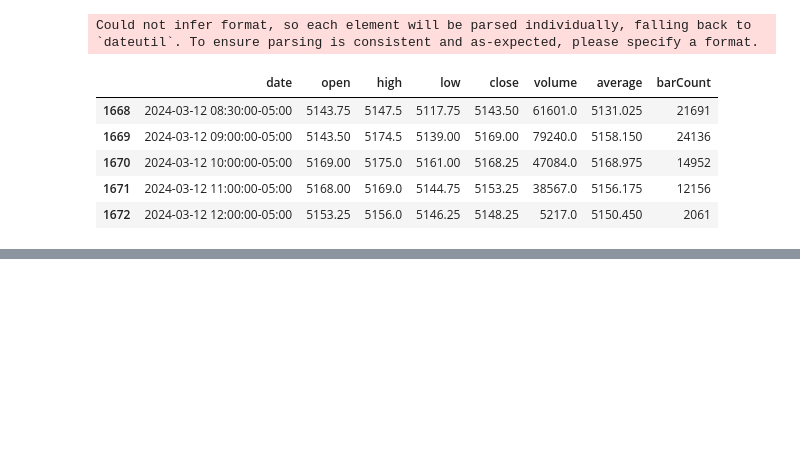
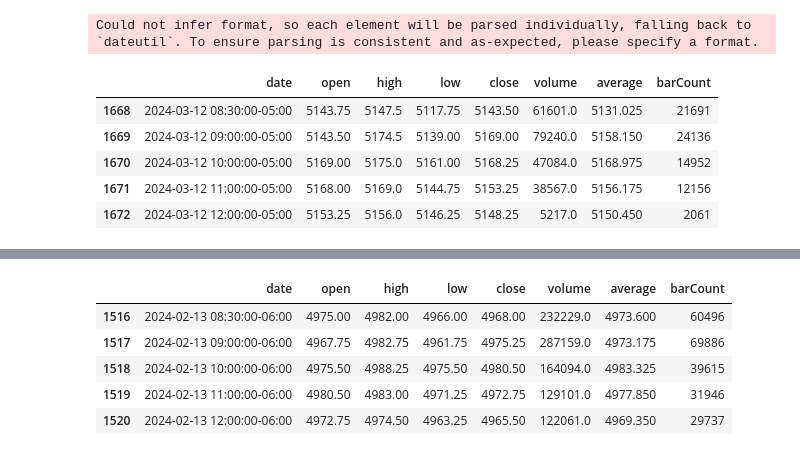
Before and after one commit to mahdouch9165/CS523, a Jupyter notebook: common_task/es_trader.ipynb, the cells around one changed output, grey strips where cells are left out. Cells and saved outputs as stored; diff of their text form; code cells hidden in the pictures; blank space fills up the shorter version.

```diff
--- a/common_task/es_trader.ipynb
+++ b/common_task/es_trader.ipynb
@@ -127,0 +147,11 @@ Peer closed connection.
+# %%
+earliest_date = earliest_date.tz_localize('US/Central')
+cropped_df = df[df['date'] > earliest_date]
+cropped_df.head()
+# %% [output]
+|  | date | open | high | low | close | volume | average | barCount |
+| 1516 | 2024-02-13 08:30:00-06:00 | 4975.00 | 4982.00 | 4966.00 | 4968.00 | 232229.0 | 4973.600 | 60496 |
+| 1517 | 2024-02-13 09:00:00-06:00 | 4967.75 | 4982.75 | 4961.75 | 4975.25 | 287159.0 | 4973.175 | 69886 |
+| 1518 | 2024-02-13 10:00:00-06:00 | 4975.50 | 4988.25 | 4975.50 | 4980.50 | 164094.0 | 4983.325 | 39615 |
+| 1519 | 2024-02-13 11:00:00-06:00 | 4980.50 | 4983.00 | 4971.25 | 4972.75 | 129101.0 | 4977.850 | 31946 |
+| 1520 | 2024-02-13 12:00:00-06:00 | 4972.75 | 4974.50 | 4963.25 | 4965.50 | 122061.0 | 4969.350 | 29737 |
```
Also changed, not shown: parts of 6 cells of this notebook, 3 other files.
